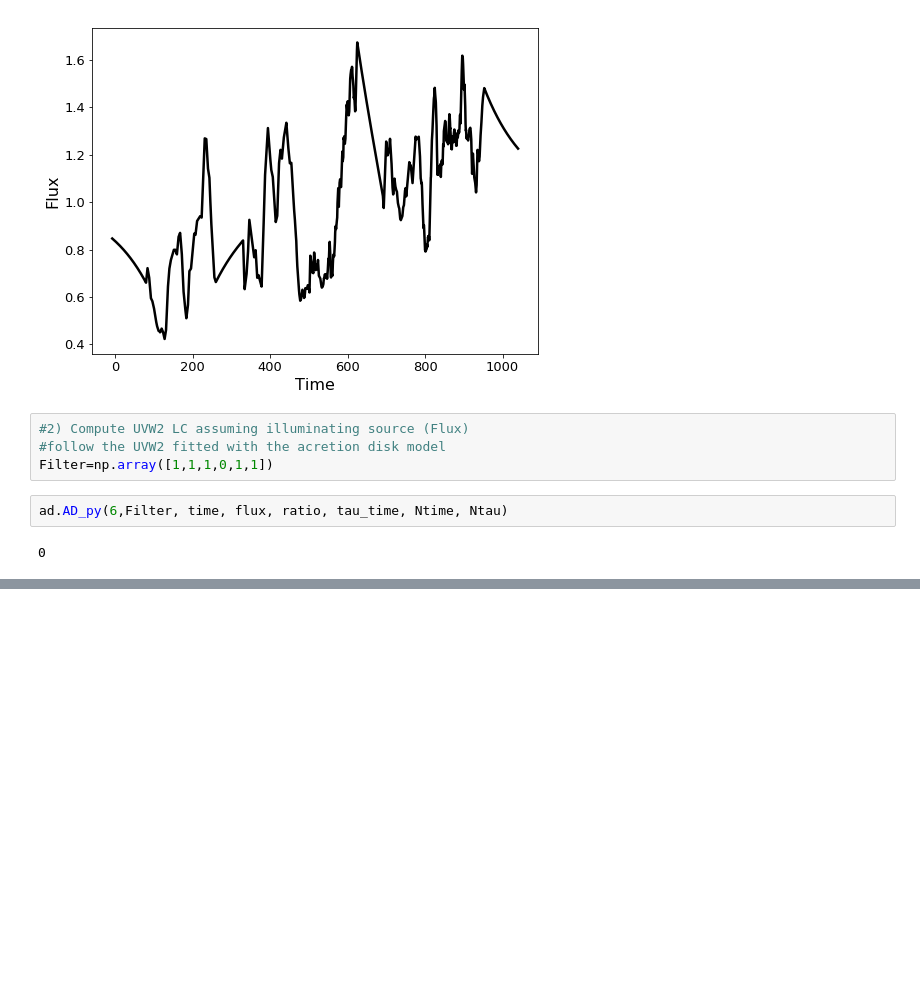
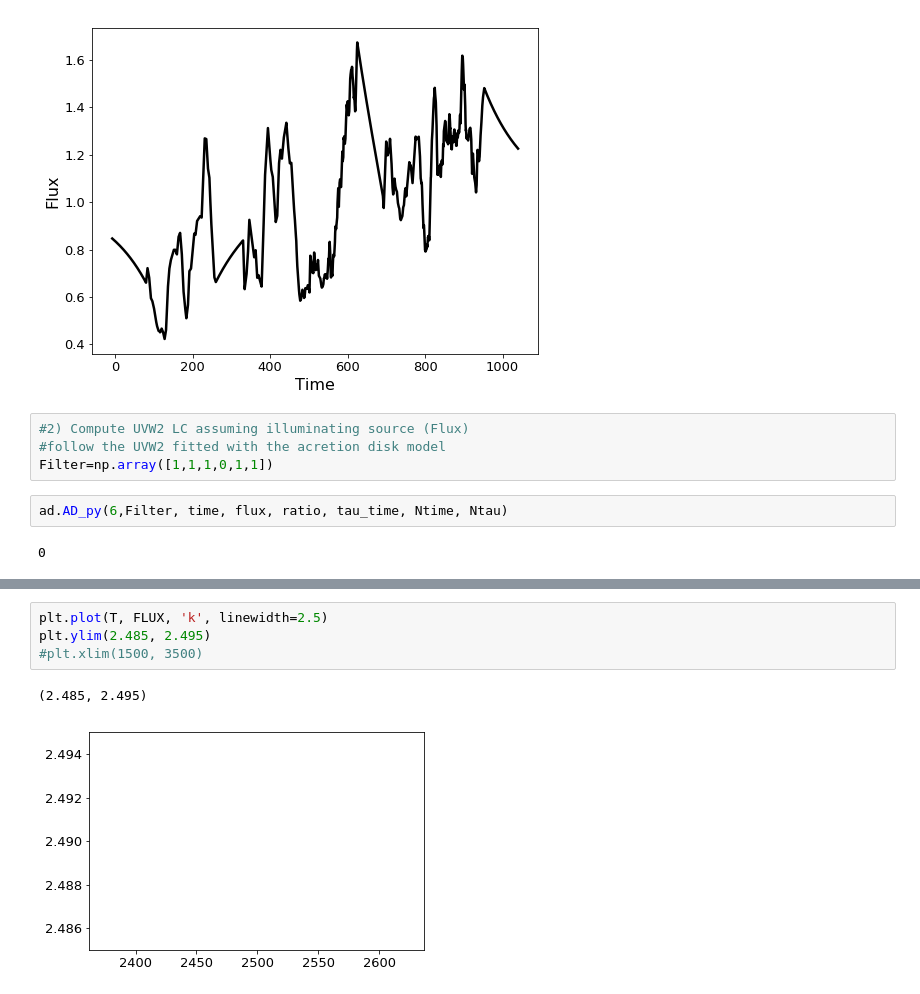
Before and after one commit to husnedereli/Reprocessing_disk, a Jupyter notebook: Compute_UVW2_LC_fitted_with_ADmodel.ipynb, the cells around one changed output, grey strips where cells are left out. Saved outputs shown, nothing was run; the diff lists cells and outputs as text; blank space fills up the shorter version.

```diff
--- a/Compute_UVW2_LC_fitted_with_ADmodel.ipynb
+++ b/Compute_UVW2_LC_fitted_with_ADmodel.ipynb
@@ -122,0 +126,7 @@ plt.plot(T, FLUX, 'k', linewidth=2.5)
+# %%
+plt.plot(T, FLUX, 'k', linewidth=2.5)
+plt.ylim(2.485, 2.495)
+#plt.xlim(1500, 3500)
+# %% [output]
+(2.485, 2.495)
+[figure, added]
```
Also changed, not shown: parts of 5 cells of this notebook, 2 other files.
